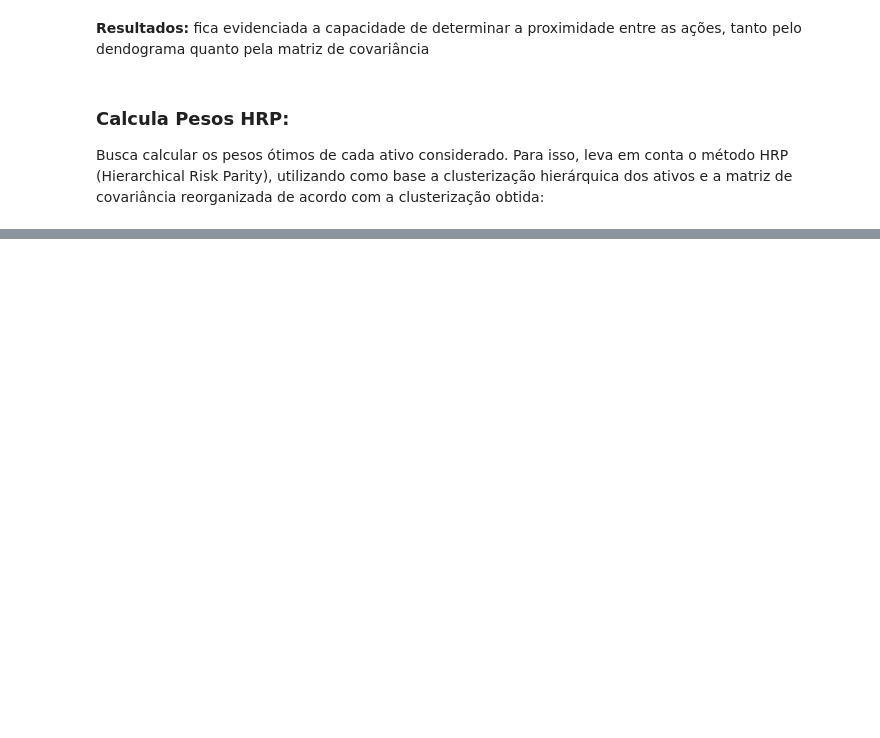
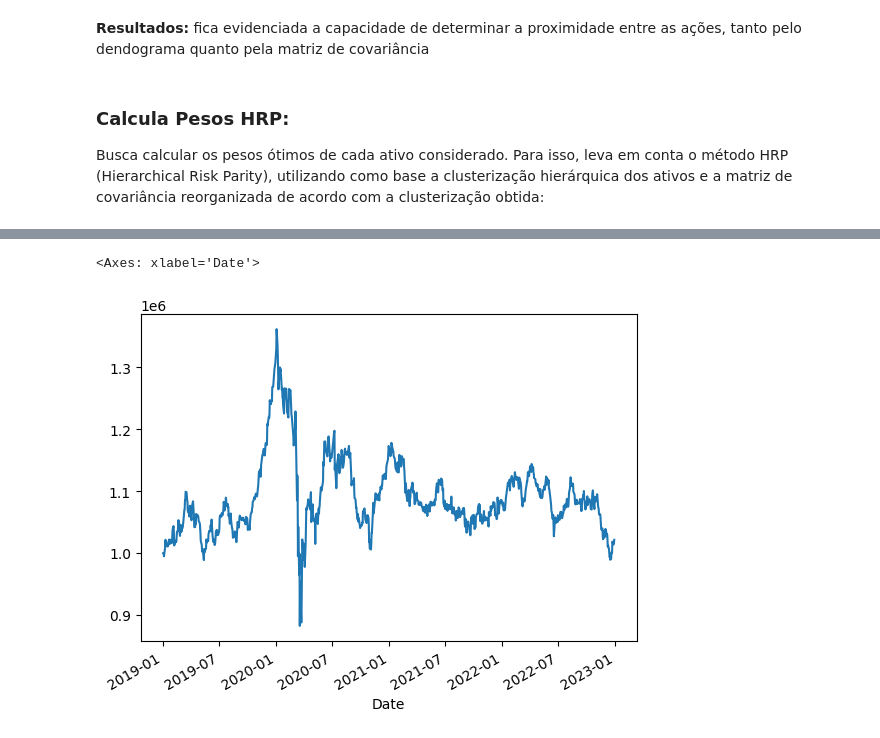
Before and after one commit to turing-usp/turingquant-exemplos, a Jupyter notebook: Risk_Parity.ipynb, the cells around one changed output, grey strips where cells are left out. Saved outputs shown, nothing was run; the diff lists cells and outputs as text; code cells hidden in the pictures; blank space fills up the shorter version.

Commit message:
backtest

```diff
--- a/Risk_Parity.ipynb
+++ b/Risk_Parity.ipynb
@@ -105,0 +114,13 @@ pesos
+# %%
+def backtest(df_close,pesos,valor_inicial=1e6):
+    valor_a_investir = valor_inicial * pesos
+    preco_inicial = df_close.iloc[0] # primeira data do df de preços é quando compramos
+    qnt_acoes = np.ceil(valor_a_investir / preco_inicial) # aqui tem um arredondamento para cima, pois não é possível comprar um número quebrado de ações. Esse arredondamento pode ser feito de jeitos mais sofisticados
+    return df_close.apply(lambda precos_dia: precos_dia*qnt_acoes,axis=1).sum(axis=1) # todos os dias calcula o valor que o portfolio tem para cada ação e soma
+
+valor_portfolio = backtest(df_close,pesos)
+# %%
+valor_portfolio.plot()
+# %% [output]
+<Axes: xlabel='Date'>
+[figure, added]
```
Also changed, not shown: parts of 3 cells of this notebook.
